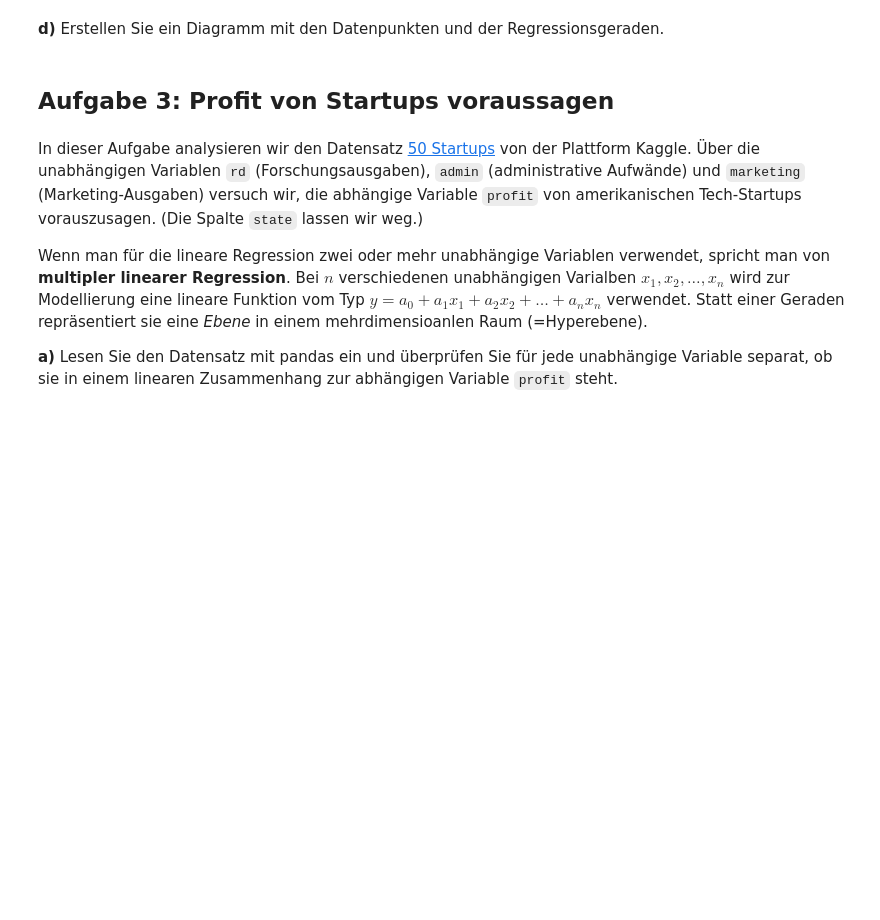
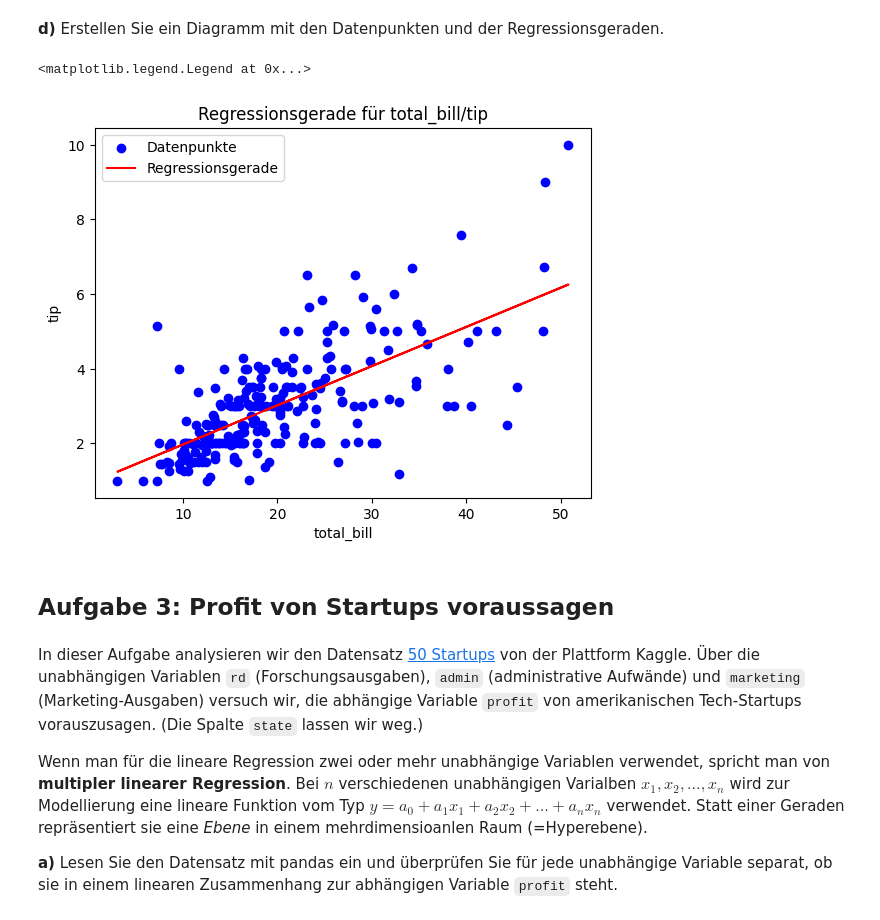
Before and after one commit to Timon-D3v/wahlfach-informatik, a Jupyter notebook: 26_Notebook 2 - Zahlen vorhersagen.ipynb, the cells around one changed output. Cells and saved outputs as stored; diff of their text form; code cells hidden in the pictures; blank space fills up the shorter version.

```diff
--- a/26_Notebook 2 - Zahlen vorhersagen.ipynb
+++ b/26_Notebook 2 - Zahlen vorhersagen.ipynb
@@ -150,6 +170,27 @@ Verwenden Sie den Datensatz `tips.csv`, um mit Hilfe von linearer Regression aus
 **d)** Erstellen Sie ein Diagramm mit den Datenpunkten und der Regressionsgeraden.
 # %%
 # Hier Python-Code eingeben
+m = linear_model.params["total_bill"]
+q = linear_model.params["Intercept"]
+
+tips.evtl_tip = m * tips.total_bill + q
+
+# Erstelle ein Streudiagramm der originalen Daten
+plt.scatter(tips.total_bill, tips.tip, color="blue", label="Datenpunkte")
+
+# Zeichne die Regressionslinie
+plt.plot(tips.total_bill, tips.evtl_tip, color="red", label="Regressionsgerade")
+
+# Füge Titel und Beschriftungen hinzu
+plt.title("Regressionsgerade für total_bill/tip")
+plt.xlabel("total_bill")
+plt.ylabel("tip")
+
+# Füge eine Legende hinzu
+plt.legend()
+# %% [output]
+<matplotlib.legend.Legend at 0x...>
+[figure, added]
 # %% [markdown]
 ## Aufgabe 3: Profit von Startups voraussagen
 # %% [markdown]
```
Also changed, not shown: parts of 4 cells of this notebook.
